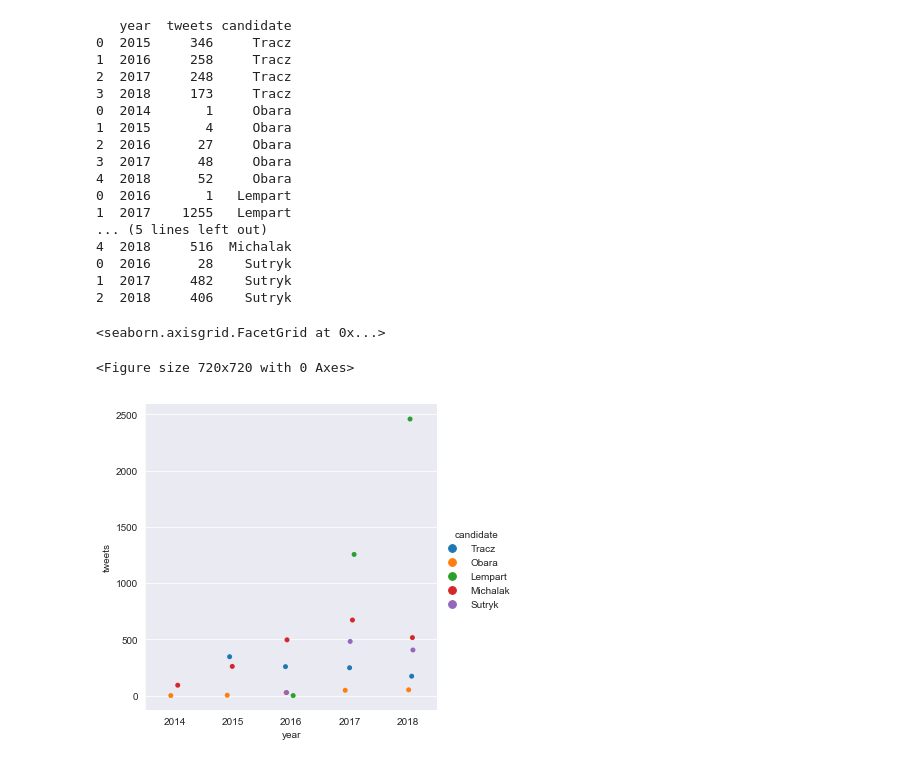
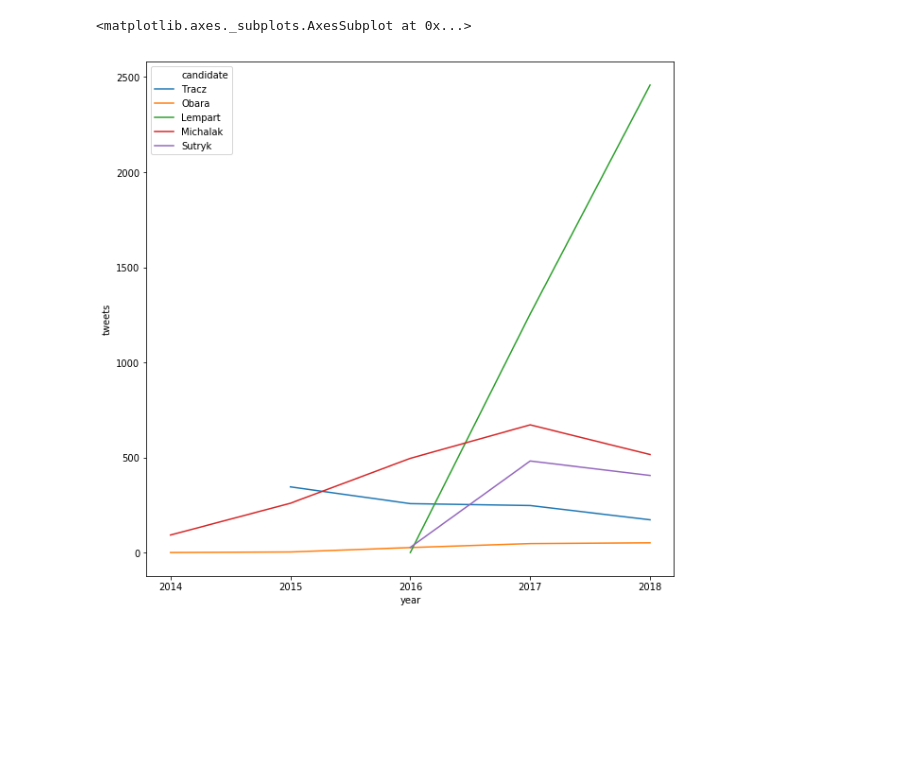
Before and after one commit to kane16/DataAnalisys, a Jupyter notebook: DataAnalysisList.ipynb, the cells around one changed output. Drawn from its saved outputs; the diff is of its cells as text; code cells hidden in the pictures; blank space fills up the shorter version.

Commit message:
Analysis done

```diff
--- a/DataAnalysisList.ipynb
+++ b/DataAnalysisList.ipynb
@@ -1,61 +1,45 @@
 # %%
 import matplotlib.pyplot as plt
 import pandas as pd
 import re
-import matplotlib.pyplot as plt
 import seaborn as sns
 
 '''
 Wydobywanie danych z plików csv za pomocą pakietu pandas do postaci obiektu DataFrame.
 '''
-dataTracz = pd.read_csv('/Users/lukaszguminski/PycharmProjects/DataAnalysisTask/tweets_GoTracz.csv')
-dataObara = pd.read_csv('/Users/lukaszguminski/PycharmProjects/DataAnalysisTask/tweets_KatarzynaObara.csv')
-dataLempart = pd.read_csv('/Users/lukaszguminski/PycharmProjects/DataAnalysisTask/tweets_martalempart.csv')
-dataMichalak = pd.read_csv('/Users/lukaszguminski/PycharmProjects/DataAnalysisTask/tweets_MichalakJerzy.csv')
-dataSutryk = pd.read_csv('/Users/lukaszguminski/PycharmProjects/DataAnalysisTask/tweets_SutrykJacek.csv')
+dataTracz = pd.read_csv('D:\IT\AnalysisList\\tweets_GoTracz.csv')
+dataObara = pd.read_csv('D:\IT\AnalysisList\\tweets_KatarzynaObara.csv')
+dataLempart = pd.read_csv('D:\IT\AnalysisList\\tweets_martalempart.csv')
+dataMichalak = pd.read_csv('D:\IT\AnalysisList\\tweets_MichalakJerzy.csv')
+dataSutryk = pd.read_csv('D:\IT\AnalysisList\\tweets_SutrykJacek.csv')
 '''
-Agregowanie like'ów w konkretnych datach
+W ramach zadania agregowane są na przestrzeni lat polubienia i retweety.
 '''
 
 
 def get_grouped_data(df: pd.DataFrame, candidate):
     df['year'] = df['date'].apply(lambda x: str(x)[0:4])
-    df = df.groupby(['year'])[['id']].count()
+    df = df.groupby(['year']).agg({'id': 'count', 'retweets': 'sum', 'likes': 'sum'})
     df = df.reset_index()
     df['year'] = df['year'].apply(int)
     df = df.rename(columns={'id': 'tweets'})
     df['tweets'] = df['tweets'].apply(int)
     df = df.assign(candidate=candidate)
     return df
 
 
-likesTracz = get_grouped_data(dataTracz, 'Tracz')
-likesObara = get_grouped_data(dataObara, 'Obara')
-likesLempart = get_grouped_data(dataLempart, 'Lempart')
-likesMichalak = get_grouped_data(dataMichalak, 'Michalak')
-likesSutryk = get_grouped_data(dataSutryk, 'Sutryk')
-likes = pd.concat([likesTracz, likesObara, likesLempart, likesMichalak, likesSutryk])
-print(likes)
+tweets_tracz = get_grouped_data(dataTracz, 'Tracz')
+tweets_obara = get_grouped_data(dataObara, 'Obara')
+tweets_lempart = get_grouped_data(dataLempart, 'Lempart')
+tweets_michalak = get_grouped_data(dataMichalak, 'Michalak')
+tweets_sutryk = get_grouped_data(dataSutryk, 'Sutryk')
+tweets = pd.concat([tweets_tracz, tweets_obara, tweets_lempart, tweets_michalak, tweets_sutryk])
+'''
+Liczba tweetów na przestrzeni lat
+'''
 plt.figure(figsize=(10,10))
-sns.catplot(x='year', y='tweets', hue='candidate', data=likes)
+plt.xticks(np.arange(2014, 2019, step=1))
+sns.lineplot(x='year', y='tweets', hue='candidate', data=tweets)
 # %% [output]
-   year  tweets candidate
-0  2015     346     Tracz
-1  2016     258     Tracz
-2  2017     248     Tracz
-3  2018     173     Tracz
-0  2014       1     Obara
-1  2015       4     Obara
-2  2016      27     Obara
-3  2017      48     Obara
-4  2018      52     Obara
-0  2016       1   Lempart
-1  2017    1255   Lempart
-... (5 lines left out)
-4  2018     516  Michalak
-0  2016      28    Sutryk
-1  2017     482    Sutryk
-2  2018     406    Sutryk
+<matplotlib.axes._subplots.AxesSubplot at 0x...>
-<seaborn.axisgrid.FacetGrid at 0x...>
-<Figure size 720x720 with 0 Axes>
-[figure, old version]
+[figure, new version]
```
Also changed, not shown: parts of 10 cells of this notebook.
